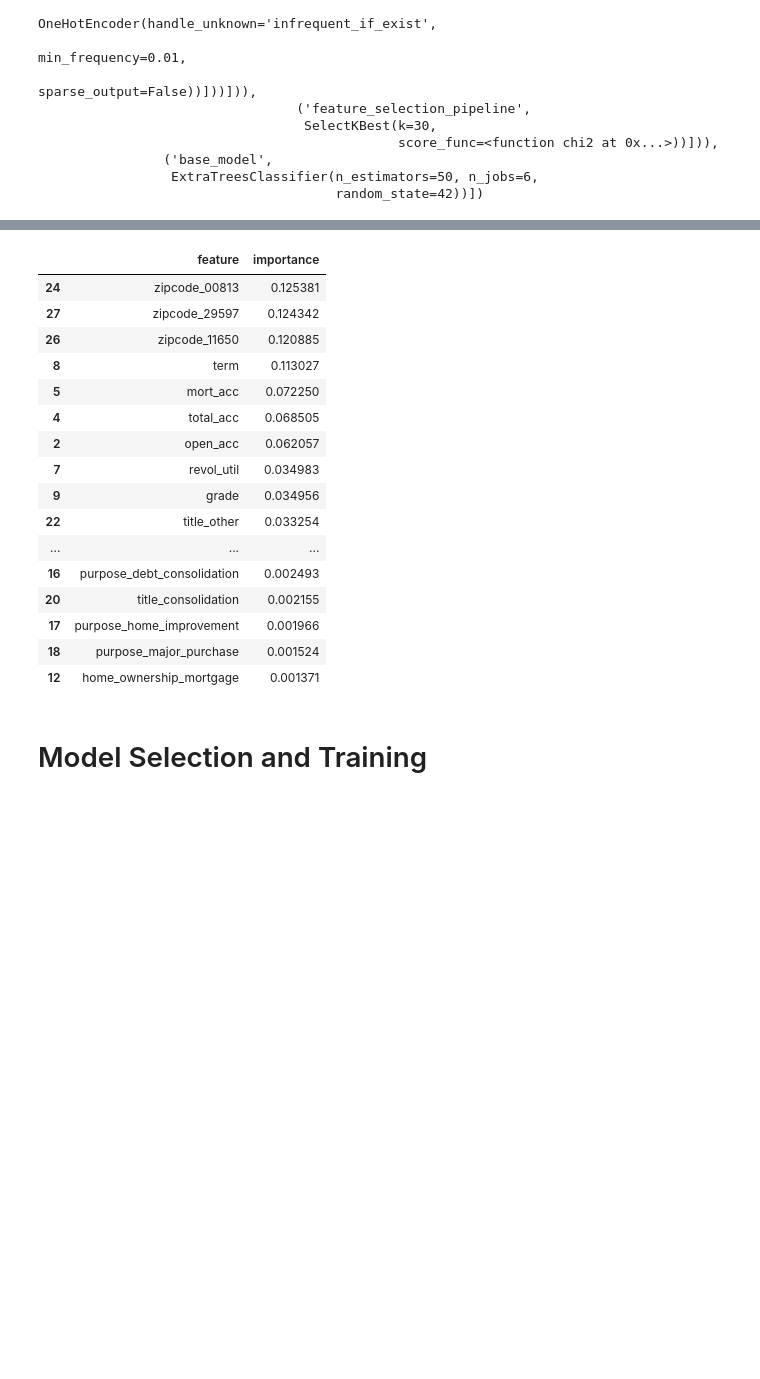
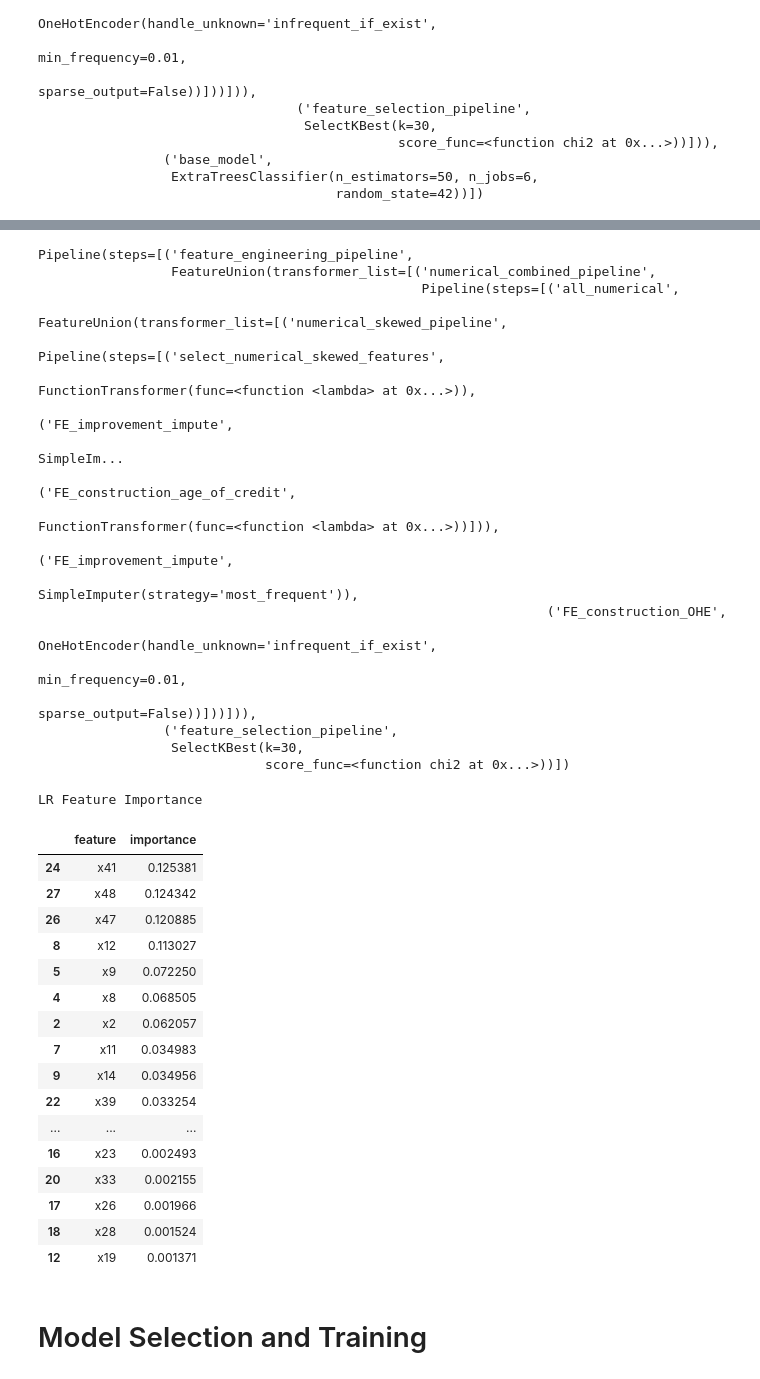
Before and after one commit to jyothisable/Credit-Default-Risk-Prediction-Model, a Jupyter notebook: model_prototyping.ipynb, the cells around one changed output, grey strips where cells are left out. Saved outputs shown, nothing was run; the diff lists cells and outputs as text; code cells hidden in the pictures; blank space fills up the shorter version.

```diff
--- a/model_prototyping.ipynb
+++ b/model_prototyping.ipynb
@@ -388,6 +388,8 @@ Pipeline(steps=[('feature_engineering_pipeline',
                  ExtraTreesClassifier(n_estimators=50, n_jobs=6,
                                       random_state=42))])
 # %%
+selected_FE_with_FS.fit(X_train, y_train)
+selected_FE_with_FS.set_output(transform='pandas')
 feature_columns = selected_FE_with_FS.transform(X_test).columns
 feature_importance_df = pd.DataFrame({
     'feature': feature_columns,
@@ -400,20 +420,40 @@ LR Feature Importance
+Pipeline(steps=[('feature_engineering_pipeline',
+                 FeatureUnion(transformer_list=[('numerical_combined_pipeline',
+                                                 Pipeline(steps=[('all_numerical',
+                                                                  FeatureUnion(transformer_list=[('numerical_skewed_pipeline',
+                                                                                                  Pipeline(steps=[('select_numerical_skewed_features',
+                                                                                                                   FunctionTransformer(func=<function <lambda> at 0x...>)),
+                                                                                                                  ('FE_improvement_impute',
+                                                                                                                   SimpleIm...
+                                                                                                 ('FE_construction_age_of_credit',
+                                                                                                  FunctionTransformer(func=<function <lambda> at 0x...>))])),
+                                                                 ('FE_improvement_impute',
+                                                                  SimpleImputer(strategy='most_frequent')),
+                                                                 ('FE_construction_OHE',
+                                                                  OneHotEncoder(handle_unknown='infrequent_if_exist',
+                                                                                min_frequency=0.01,
+                                                                                sparse_output=False))]))])),
+                ('feature_selection_pipeline',
+                 SelectKBest(k=30,
+                             score_func=<function chi2 at 0x...>))])
+LR Feature Importance
 |  | feature | importance |
-| 24 | zipcode_00813 | 0.125381 |
-| 27 | zipcode_29597 | 0.124342 |
-| 26 | zipcode_11650 | 0.120885 |
-| 8 | term | 0.113027 |
-| 5 | mort_acc | 0.072250 |
-| 4 | total_acc | 0.068505 |
-| 2 | open_acc | 0.062057 |
-| 7 | revol_util | 0.034983 |
-| 9 | grade | 0.034956 |
-| 22 | title_other | 0.033254 |
+| 24 | x41 | 0.125381 |
+| 27 | x48 | 0.124342 |
+| 26 | x47 | 0.120885 |
+| 8 | x12 | 0.113027 |
+| 5 | x9 | 0.072250 |
+| 4 | x8 | 0.068505 |
+| 2 | x2 | 0.062057 |
+| 7 | x11 | 0.034983 |
+| 9 | x14 | 0.034956 |
+| 22 | x39 | 0.033254 |
 | ... | ... | ... |
-| 16 | purpose_debt_consolidation | 0.002493 |
-| 20 | title_consolidation | 0.002155 |
-| 17 | purpose_home_improvement | 0.001966 |
-| 18 | purpose_major_purchase | 0.001524 |
-| 12 | home_ownership_mortgage | 0.001371 |
+| 16 | x23 | 0.002493 |
+| 20 | x33 | 0.002155 |
+| 17 | x26 | 0.001966 |
+| 18 | x28 | 0.001524 |
+| 12 | x19 | 0.001371 |
 # %% [markdown]
 # Model Selection and Training
 # %% [markdown]
```
Also changed, not shown: parts of 12 cells of this notebook.
